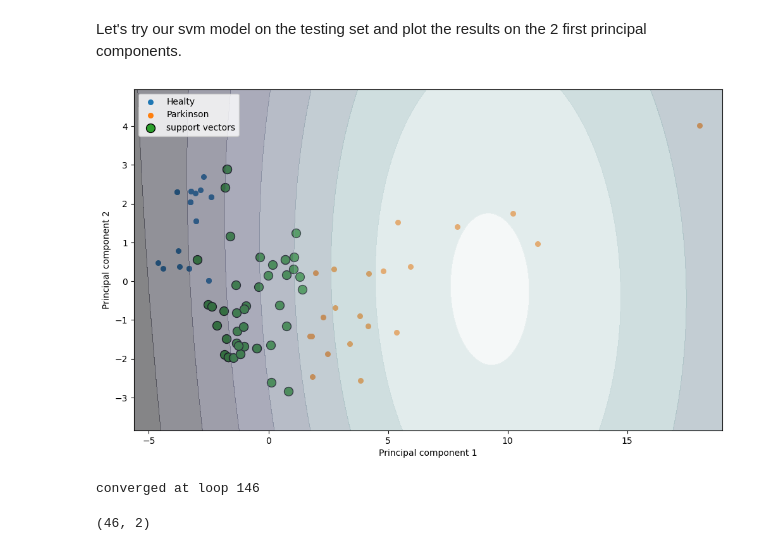
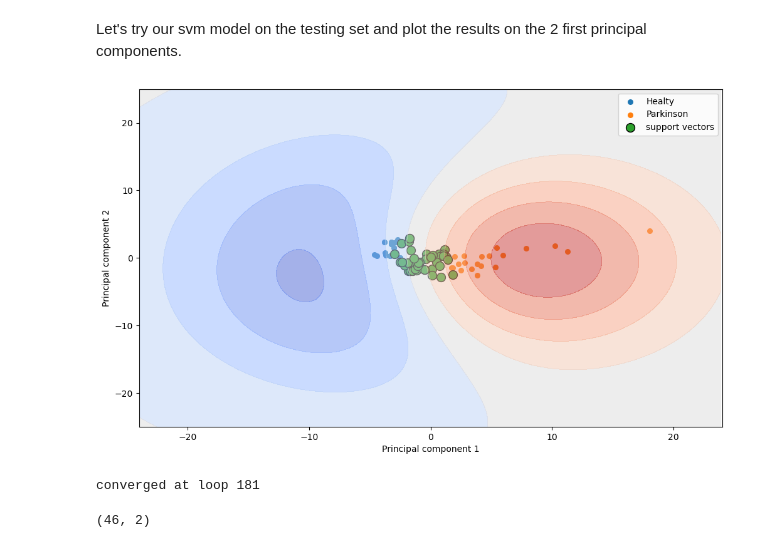
Before and after one commit to Mathieu-R/ldats2470-project, a Jupyter notebook: ldats2470.ipynb, the cells around one changed output. Saved outputs shown, nothing was run; the diff lists cells and outputs as text; code cells hidden in the pictures.

```diff
--- a/ldats2470.ipynb
+++ b/ldats2470.ipynb
@@ -199,7 +216,7 @@ def plot_margins(X: npt.NDArray, y: npt.NDArray, support_vectors: npt.NDArray, c
 
 	plt.show()
 # %%
-def plot_decision_regions(X: npt.NDArray, y: npt.NDArray, support_vectors: npt.NDArray, clf):
+def plot_decision_regions(X: npt.NDArray, y: npt.NDArray, support_vectors: npt.NDArray, clf, cmap: str = "Spectral"):
 	fig, ax = plt.subplots(1, figsize = (12, 7))
 
 	options = {
@@ -225,7 +242,7 @@ def plot_decision_regions(X: npt.NDArray, y: npt.NDArray, support_vectors: npt.N
 			X[:,0][label_indices],
 			X[:,1][label_indices],
 			#c=options[label]["color"],
-			cmap=plt.cm.bone,
+			cmap=cmap,
 			s=30,
 			label=options[label]["label"]
 		)
@@ -245,16 +262,22 @@ def plot_decision_regions(X: npt.NDArray, y: npt.NDArray, support_vectors: npt.N
 	)
 
 	# create the meshgrid for the contour decision function
+	x_limits = ceil(max(X[:,0].min() - 5, X[:,0].max() + 5))
+	y_limits = ceil(max(X[:,1].min() - 20, X[:,1].max() + 20))
+
 	xx, yy = np.meshgrid(
-		np.arange(X[:,0].min() - 1, X[:,0].max() + 1, step=0.1),
-		np.arange(X[:,1].min() - 1, X[:,1].max() + 1, step=0.1),
+		np.arange(-x_limits, x_limits, step=0.1),
+		np.arange(-y_limits, y_limits, step=0.1)
 	)
 
 	f = clf.decision_function(np.c_[np.ravel(xx), np.ravel(yy)])
 	f = f.reshape(xx.shape)
-	ax.contourf(xx, yy, f, alpha = 0.5, cmap=plt.cm.bone)
+	ax.contourf(xx, yy, f, alpha = 0.5, cmap=cmap)
 
 	#plot_decision_regions(X, y, clf)
+
+	ax.set_xlim(-x_limits, x_limits)
+	ax.set_ylim(-y_limits, y_limits)
 
 	ax.legend(loc="best")
 	ax.set_xlabel("Principal component 1")
@@ -301,23 +335,23 @@ TypeError: can't multiply sequence by non-int of type 'numpy.float64'
 # %%
-hard_margin_params = {
-	"C": [7.0, 8.0, 9.0, 10.0, 11.0, 11.5, 12.0, 12.5, 13.0, 14.0, 15.0]
+soft_margin_params = {
+	"C": [0.8, 0.85, 0.9, 0.95, 1.0, 1.05, 1.1, 1.2, 1.4, 1.6, 1.8]
 }
 
-gs_hard = GridSearchCV(
+gs_soft = GridSearchCV(
 	estimator=SVC(kernel="linear"),
-	param_grid=hard_margin_params,
+	param_grid=soft_margin_params,
 	cv=kf,
 	refit=True,
 	return_train_score=True
 )
 
-gs_hard.fit(X_train, y_train)
-val_score = np.round(gs_hard.best_score_, 3)
-test_score = np.round(gs_hard.score(X_test, y_test), 3)
+gs_soft.fit(X_train, y_train)
+val_score = np.round(gs_soft.best_score_, 3)
+test_score = np.round(gs_soft.score(X_test, y_test), 3)
 
 print("----- Linear SVM with C Penalty -----")
 print(f"score on validation set: {val_score}")
 print(f"score on testing set: {test_score}")
-print(f"best params: {gs_hard.best_params_}")
+print(f"best params: {gs_soft.best_params_}")
 # %% [output]
 ----- Linear SVM with C Penalty -----
@@ -347,8 +379,8 @@ plot_margins(X_test_pca, y_test, svm_hm.support_vectors_, clf_hm)
 ## Kernel Trick
 # %%
 kernel_params = {
-	"C": [1.0, 2.0, 3.0, 4.0, 5.0, 6.0, 7.0, 8.0, 9.0, 10.0, 11.0, 11.5, 12.0, 12.5, 13.0, 14.0, 15.0],
-	"gamma": [0.001, 0.0015, 0.002, 0.0025, 0.003, 0.005, 0.01, 0.02, 0.1]
+	"C": [4.5, 4.51, 4.52, 4.53, 4.54, 4.55, 4.6, 4.65, 4.7, 4.75, 4.8, 5.0],
+	"gamma": [0.001, 0.0015, 0.002, 0.0025, 0.003, 0.005, 0.007, 0.01, 0.02, 0.1]
 }
 
 gs_kernel = GridSearchCV(
@@ -385,15 +415,15 @@ Let's try our svm model on the testing set and plot the results on the 2 first p
 # %%
 svm_kernel = SVC(kernel="rbf", C=gs_kernel.best_params_["C"], gamma=gs_kernel.best_params_["gamma"])
 clf_kernel = svm_kernel.fit(X_test_pca, y_test)
 
-plot_decision_regions(X_test_pca, y_test, svm_kernel.support_vectors_, clf_kernel)
+plot_decision_regions(X_test_pca, y_test, svm_kernel.support_vectors_, clf_kernel, cmap="coolwarm")
 # %% [output]
-[figure, old version]
+[figure, new version]
 # %%
 custom_svm = SVM_SGA(kernel="rbf", C=gs_kernel.best_params_["C"], gamma=gs_kernel.best_params_["gamma"])
 custom_svm.fit(X_test_pca, y_test)
 # %% [output]
-converged at loop 146
+converged at loop 181
 # %%
 svm_kernel.support_vectors_.shape
 # %% [output]
```
Also changed, not shown: parts of 24 cells of this notebook, 12 other files.
